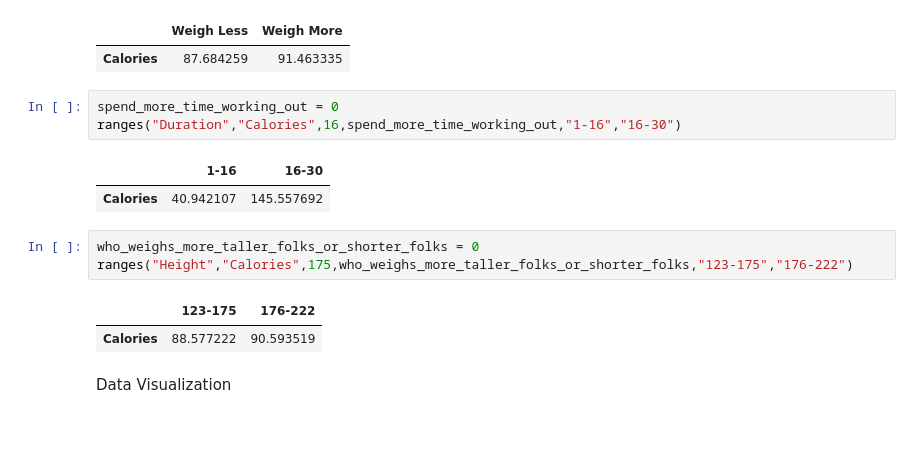
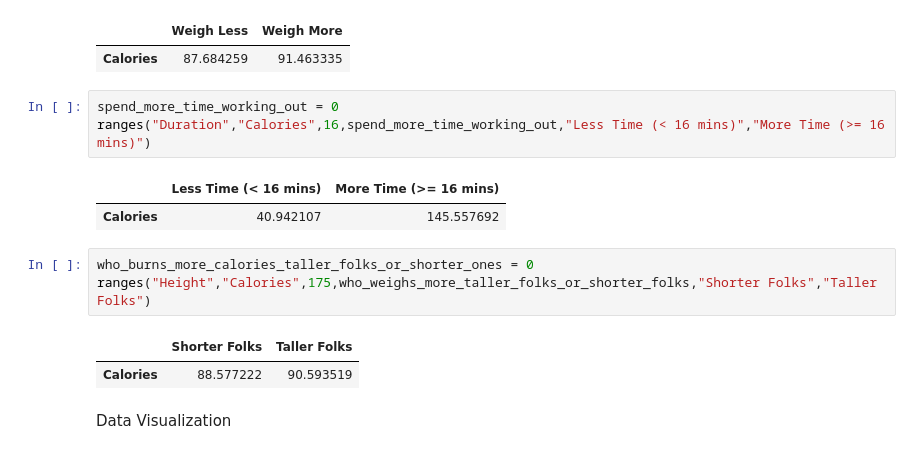
Before and after one commit to EphraimX/check-calories-burned, a Jupyter notebook: code.ipynb, the cells around one changed output. Drawn from its saved outputs; the diff is of its cells as text.

```diff
--- a/code.ipynb
+++ b/code.ipynb
@@ -176,15 +176,15 @@ ranges("Weight","Calories",74,which_weight_group_burn_more_calorie,"Weigh Less",
 | Calories | 87.684259 | 91.463335 |
 # %%
 spend_more_time_working_out = 0
-ranges("Duration","Calories",16,spend_more_time_working_out,"1-16","16-30")
+ranges("Duration","Calories",16,spend_more_time_working_out,"Less Time (< 16 mins)","More Time (>= 16 mins)")
 # %% [output]
-|  | 1-16 | 16-30 |
+|  | Less Time (< 16 mins) | More Time (>= 16 mins) |
 | Calories | 40.942107 | 145.557692 |
 # %%
-who_weighs_more_taller_folks_or_shorter_folks = 0
-ranges("Height","Calories",175,who_weighs_more_taller_folks_or_shorter_folks,"123-175","176-222")
+who_burns_more_calories_taller_folks_or_shorter_ones = 0
+ranges("Height","Calories",175,who_weighs_more_taller_folks_or_shorter_folks,"Shorter Folks","Taller Folks")
 # %% [output]
-|  | 123-175 | 176-222 |
+|  | Shorter Folks | Taller Folks |
 | Calories | 88.577222 | 90.593519 |
 # %% [markdown]
 Data Visualization
```
Also changed, not shown: parts of 11 cells of this notebook, 3 other files.
